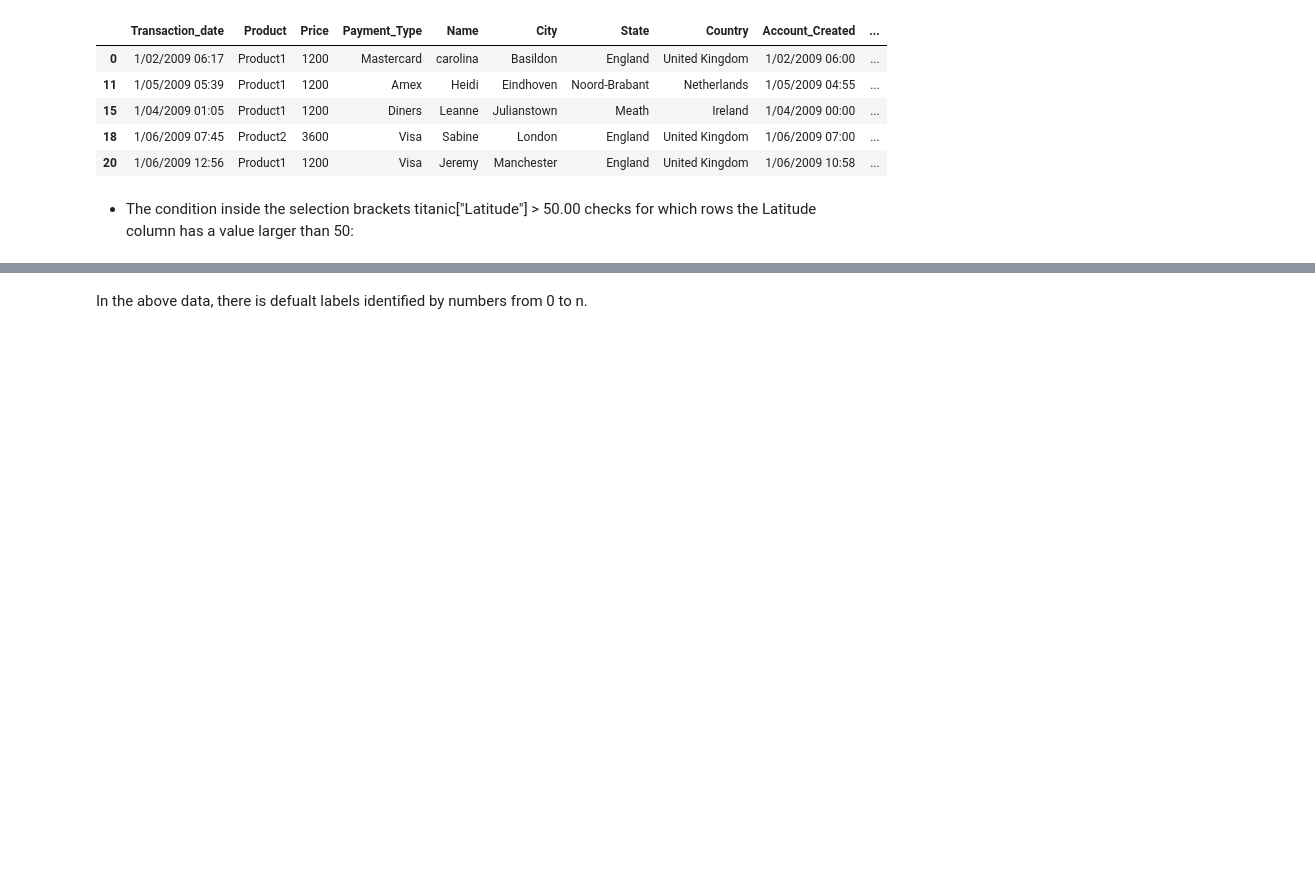
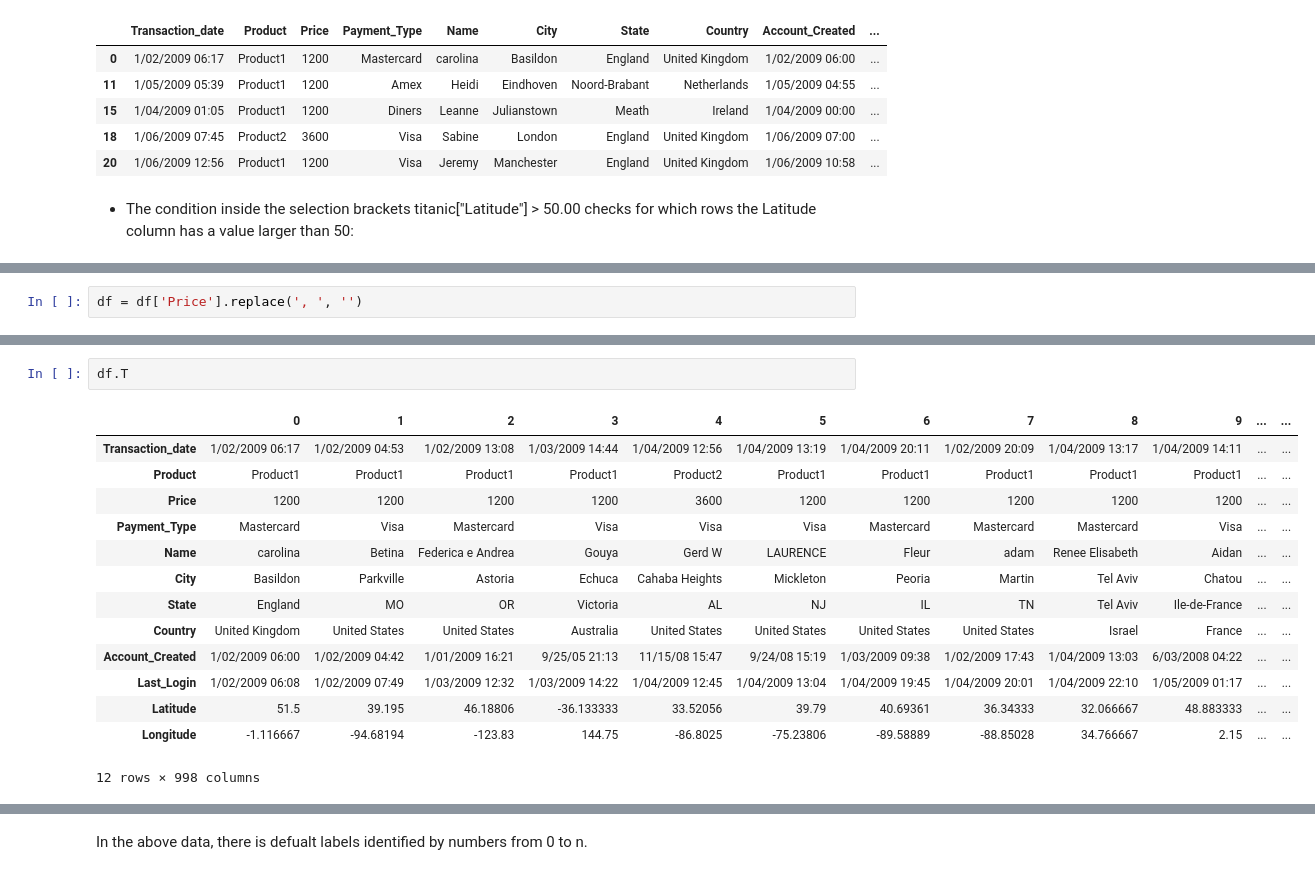
Before and after one commit to ghatanisuresh/DataScience_tutorial, a Jupyter notebook: DS.ipynb, the cells around one changed output, grey strips where cells are left out. Cells and saved outputs as stored; diff of their text form; blank space fills up the shorter version.

```diff
--- a/DS.ipynb
+++ b/DS.ipynb
@@ -679,0 +995,2 @@ lat_above.head()
+# %%
+df = df['Price'].replace(', ', '')
@@ -684,0 +1031,17 @@ lat_above.shape
+# %%
+df.T
+# %% [output]
+|  | 0 | 1 | 2 | 3 | 4 | 5 | 6 | 7 | 8 | 9 | ... | ... |
+| Transaction_date | 1/02/2009 06:17 | 1/02/2009 04:53 | 1/02/2009 13:08 | 1/03/2009 14:44 | 1/04/2009 12:56 | 1/04/2009 13:19 | 1/04/2009 20:11 | 1/02/2009 20:09 | 1/04/2009 13:17 | 1/04/2009 14:11 | ... | ... |
+| Product | Product1 | Product1 | Product1 | Product1 | Product2 | Product1 | Product1 | Product1 | Product1 | Product1 | ... | ... |
+| Price | 1200 | 1200 | 1200 | 1200 | 3600 | 1200 | 1200 | 1200 | 1200 | 1200 | ... | ... |
+| Payment_Type | Mastercard | Visa | Mastercard | Visa | Visa | Visa | Mastercard | Mastercard | Mastercard | Visa | ... | ... |
+| Name | carolina | Betina | Federica e Andrea | Gouya | Gerd W | LAURENCE | Fleur | adam | Renee Elisabeth | Aidan | ... | ... |
+| City | Basildon | Parkville | Astoria | Echuca | Cahaba Heights | Mickleton | Peoria | Martin | Tel Aviv | Chatou | ... | ... |
+| State | England | MO | OR | Victoria | AL | NJ | IL | TN | Tel Aviv | Ile-de-France | ... | ... |
+| Country | United Kingdom | United States | United States | Australia | United States | United States | United States | United States | Israel | France | ... | ... |
+| Account_Created | 1/02/2009 06:00 | 1/02/2009 04:42 | 1/01/2009 16:21 | 9/25/05 21:13 | 11/15/08 15:47 | 9/24/08 15:19 | 1/03/2009 09:38 | 1/02/2009 17:43 | 1/04/2009 13:03 | 6/03/2008 04:22 | ... | ... |
+| Last_Login | 1/02/2009 06:08 | 1/02/2009 07:49 | 1/03/2009 12:32 | 1/03/2009 14:22 | 1/04/2009 12:45 | 1/04/2009 13:04 | 1/04/2009 19:45 | 1/04/2009 20:01 | 1/04/2009 22:10 | 1/05/2009 01:17 | ... | ... |
+| Latitude | 51.5 | 39.195 | 46.18806 | -36.133333 | 33.52056 | 39.79 | 40.69361 | 36.34333 | 32.066667 | 48.883333 | ... | ... |
+| Longitude | -1.116667 | -94.68194 | -123.83 | 144.75 | -86.8025 | -75.23806 | -89.58889 | -88.85028 | 34.766667 | 2.15 | ... | ... |
+12 rows × 998 columns
```
Also changed, not shown: parts of 53 cells of this notebook.
